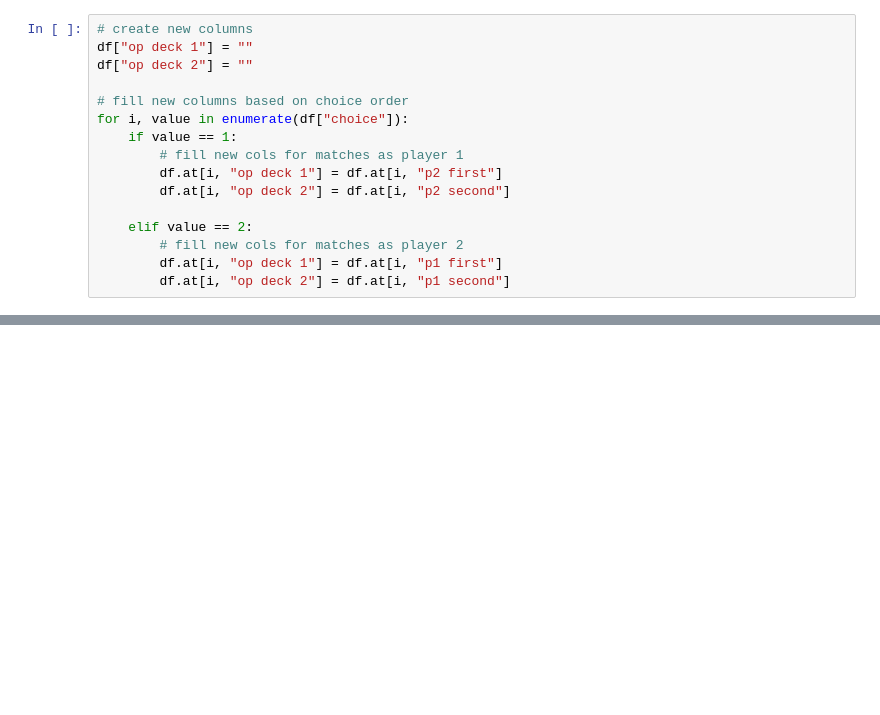
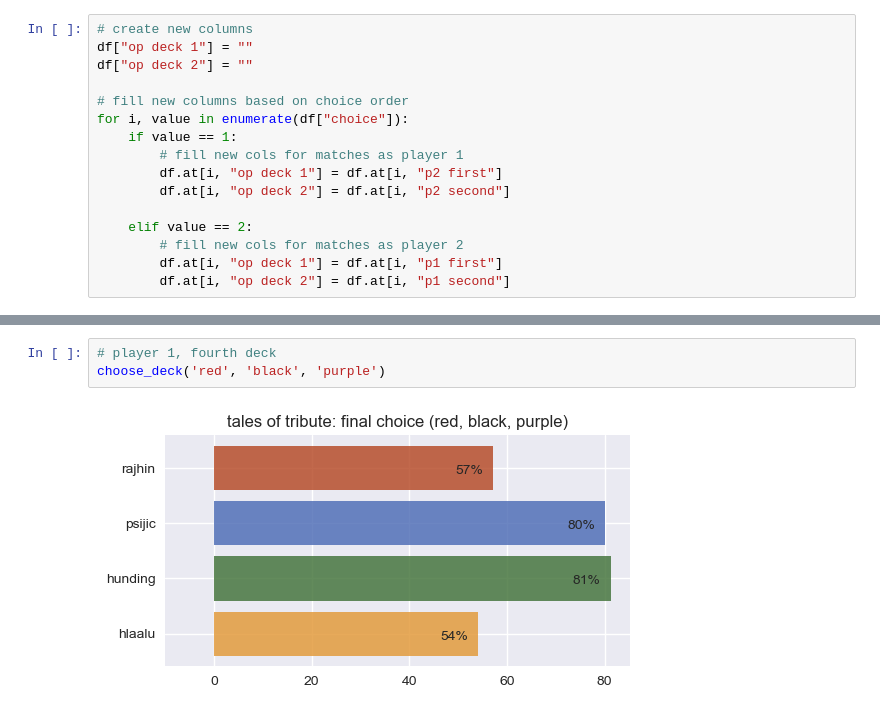
Before and after one commit to racheldelong/TributeMatchSorting, a Jupyter notebook: tribute.ipynb, the cells around one changed output, grey strips where cells are left out. Cells and saved outputs as stored; diff of their text form; blank space fills up the shorter version.

```diff
--- a/tribute.ipynb
+++ b/tribute.ipynb
@@ -415,0 +487,5 @@ print("choose worksheet updated")
+# %%
+# player 1, fourth deck
+choose_deck('red', 'black', 'purple')
+# %% [output]
+[figure, added]
```
Also changed, not shown: parts of 96 cells of this notebook, 3 other files.
